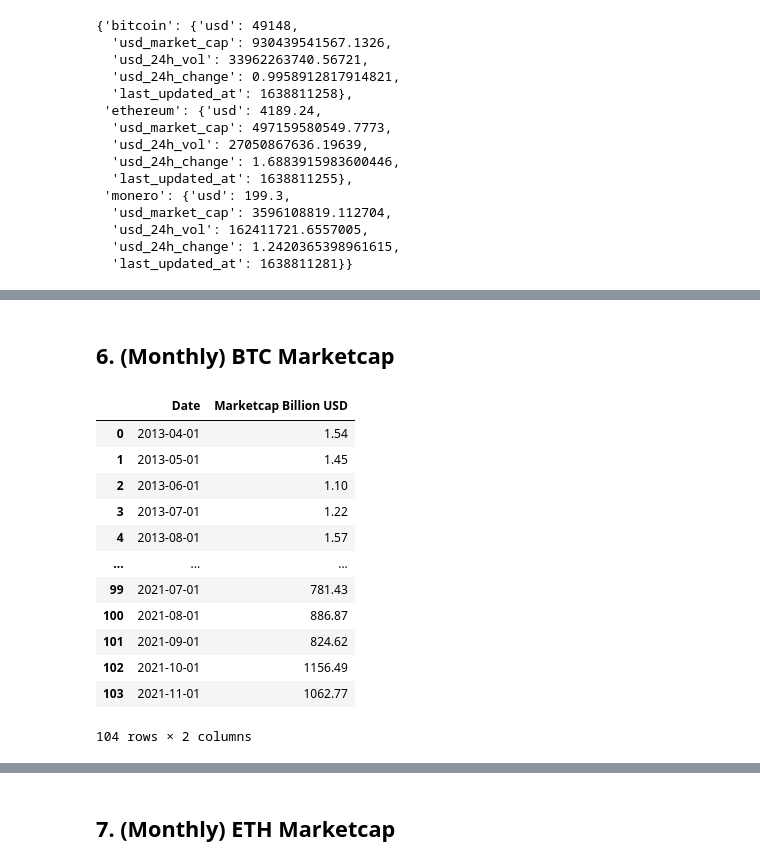
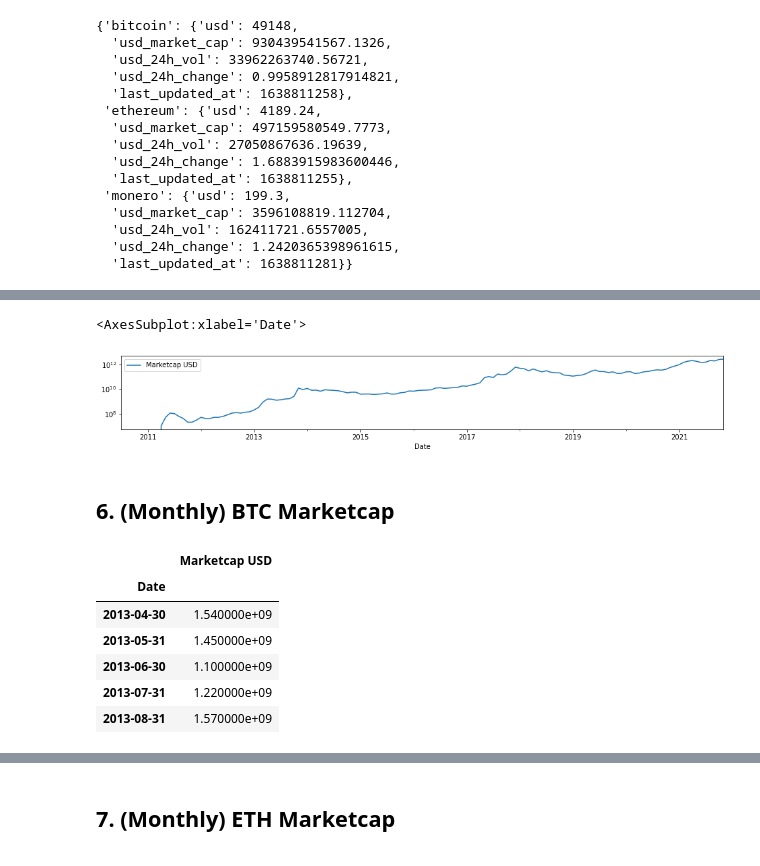
Before and after one commit to mxagar/crypto_analysis, a Jupyter notebook: 00_DatasetPreparation.ipynb, the cells around one changed output, grey strips where cells are left out. Saved outputs shown, nothing was run; the diff lists cells and outputs as text; code cells hidden in the pictures.

```diff
--- a/00_DatasetPreparation.ipynb
+++ b/00_DatasetPreparation.ipynb
@@ -618,0 +602,7 @@ However, the XLSX needs to be formated (dates).
+# %%
+df = pd.read_excel('data/Global_Crypto_Marketcap_Statista_2010_2021.xlsx')
+df["Date"] = pd.to_datetime(df['Date'])
+df.set_index('Date',inplace=True)
+df = df.resample(rule='M').last()
+df["Marketcap USD"] = df["Marketcap Billion USD"]*1000000000
+df.drop("Marketcap Billion USD",axis=1,inplace=True)
@@ -619,22 +622,11 @@ However, the XLSX needs to be formated (dates).
+# %%
+df.plot(figsize=(16,2),logy=True)
+# %% [output]
+<AxesSubplot:xlabel='Date'>
+[figure, added]
 # %% [markdown]
 ## 6. (Monthly) BTC Marketcap
 # %%
 import numpy as np
 import pandas as pd # pip3 install openpyxl
 import matplotlib.pyplot as plt
-# %%
-pd.read_excel('data/Bitcoin_Marketcap_Statista_2013_2021.xlsx')
-# %% [output]
-|  | Date | Marketcap Billion USD |
-| 0 | 2013-04-01 | 1.54 |
-| 1 | 2013-05-01 | 1.45 |
-| 2 | 2013-06-01 | 1.10 |
-| 3 | 2013-07-01 | 1.22 |
-| 4 | 2013-08-01 | 1.57 |
-| ... | ... | ... |
-| 99 | 2021-07-01 | 781.43 |
-| 100 | 2021-08-01 | 886.87 |
-| 101 | 2021-09-01 | 824.62 |
-| 102 | 2021-10-01 | 1156.49 |
-| 103 | 2021-11-01 | 1062.77 |
-104 rows × 2 columns
@@ -640,0 +639,10 @@ pd.read_excel('data/Bitcoin_Marketcap_Statista_2013_2021.xlsx')
+# %%
+df.head()
+# %% [output]
+|  | Marketcap USD |
+| Date |  |
+| 2013-04-30 | 1.540000e+09 |
+| 2013-05-31 | 1.450000e+09 |
+| 2013-06-30 | 1.100000e+09 |
+| 2013-07-31 | 1.220000e+09 |
+| 2013-08-31 | 1.570000e+09 |
```
Also changed, not shown: parts of 14 cells of this notebook, 1 other file.
